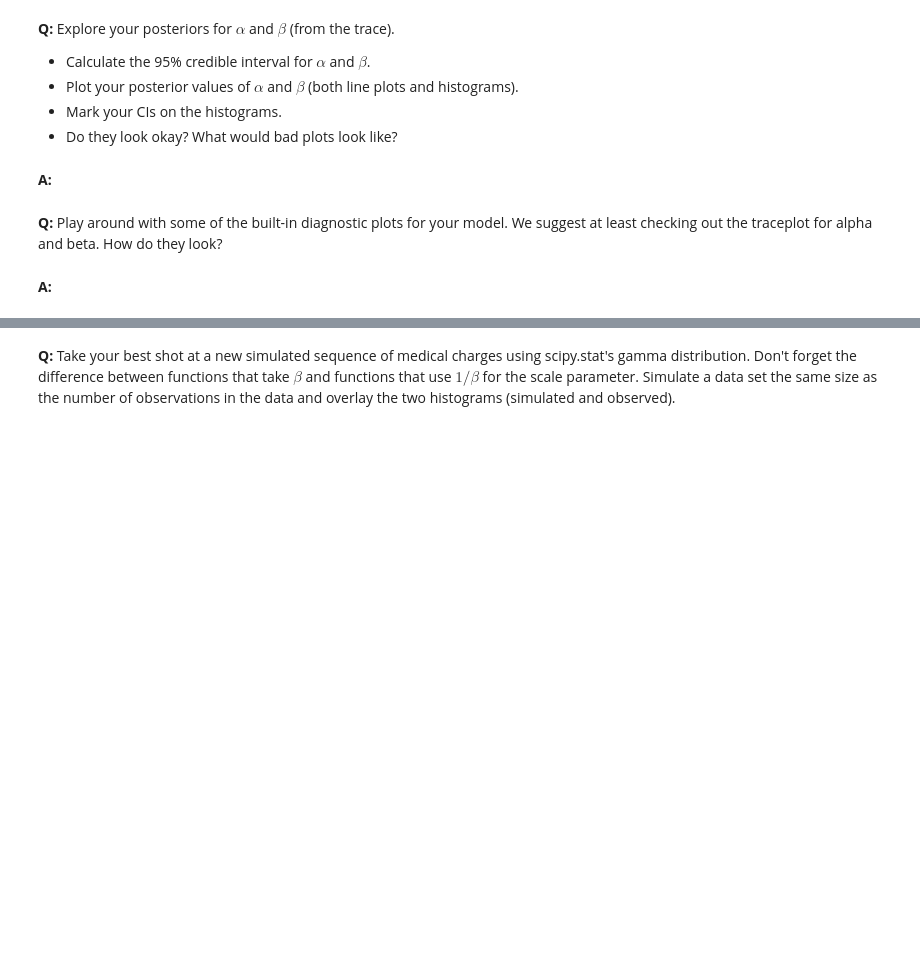
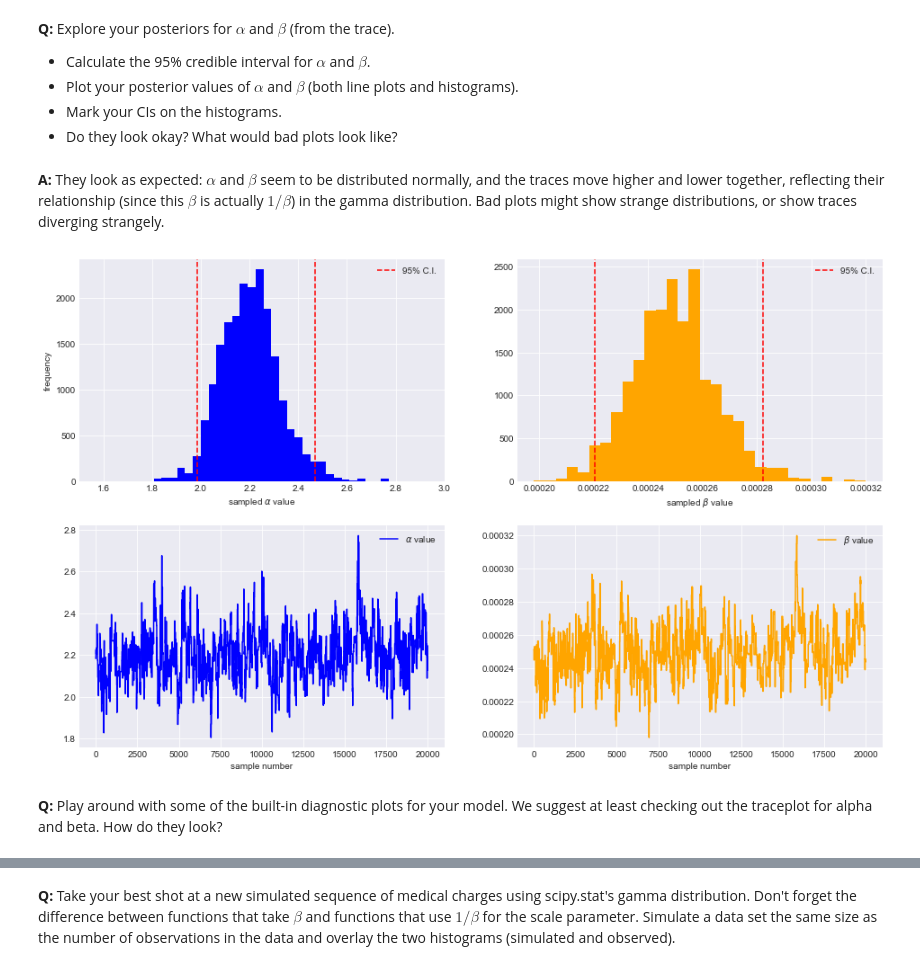
Before and after one commit to ebhtra/springboard, a Jupyter notebook: Bayesian_stats_Q6.28/inferential_statistics_3-Q.ipynb, the cells around one changed output, grey strips where cells are left out. Drawn from its saved outputs; the diff is of its cells as text; code cells hidden in the pictures; blank space fills up the shorter version.

```diff
--- a/Bayesian_stats_Q6.28/inferential_statistics_3-Q.ipynb
+++ b/Bayesian_stats_Q6.28/inferential_statistics_3-Q.ipynb
@@ -103,6 +103,3 @@ __A:__
 with pm.Model() as model:
     alpha_ = pm.Exponential('alpha_', alpha_est)
     rate_ = pm.Exponential('beta_', rate_est)
-    obs = pm.Gamma(alpha_, rate_, observed=no_insurance)
-    step = pm.Metropolis()
-    trace = pm.sample(10000, step=step)
@@ -112,0 +109,4 @@ Exception: ("Compilation failed (return status=1): In file included from /Users/
+# %%
+with model:
+    step = pm.Metropolis()
+    trace = pm.sample(10000, step=step)
@@ -118,9 +124,37 @@ __Q:__ Explore your posteriors for $\alpha$ and $\beta$ (from the trace).
 * Plot your posterior values of $\alpha$ and $\beta$ (both line plots and histograms).
 * Mark your CIs on the histograms.
 * Do they look okay? What would bad plots look like?
-# %% [markdown]
-__A:__
+# %% [markdown]
+__A:__  They look as expected: $\alpha$ and $\beta$ seem to be distributed normally, and the traces move higher and lower together, reflecting their relationship (since this $\beta$ is actually $1/\beta$) in the gamma distribution.  Bad plots might show strange distributions, or show traces diverging strangely.
+# %%
+plt.style.use('seaborn-darkgrid')
+plt.figure(figsize=(16,10))
+plt.subplot(221)
+plt.hist(trace["alpha_"][:, None], color='blue', bins=30)
+alpha95 = np.percentile(trace['alpha_'], [2.5, 97.5])
+plt.axvline(alpha95[0], color = 'red', linestyle='--', label='95% C.I.')
+plt.axvline(alpha95[1], color = 'red', linestyle='--')
+plt.xlim(1.5,3.0)
+plt.xlabel(r'sampled $\alpha$ value')
+plt.ylabel('frequency')
+plt.legend()
+plt.subplot(222)
+plt.hist(trace["beta_"][:, None], color='orange', bins=30)
+beta95 = np.percentile(trace['beta_'], [2.5, 97.5])
+plt.axvline(beta95[0], color = 'red', linestyle='--', label='95% C.I.')
+plt.axvline(beta95[1], color = 'red', linestyle='--')
+plt.xlabel(r'sampled $\beta$ value')
+plt.legend()
+plt.subplot(223)
+plt.plot(trace["alpha_"][:, None], color='blue', label=r'$\alpha$ value')
+plt.xlabel('sample number')
+plt.legend()
+plt.subplot(224)
+plt.plot(trace["beta_"][:, None], color='orange', label=r'$\beta$ value')
+plt.xlabel('sample number')
+plt.legend()
+plt.show()
+# %% [output]
+[figure, added]
 # %% [markdown]
 __Q:__ Play around with some of the built-in diagnostic plots for your model. We suggest at least checking out the traceplot for alpha and beta. How do they look?
-# %% [markdown]
-__A:__
```
Also changed, not shown: parts of 11 cells of this notebook.
